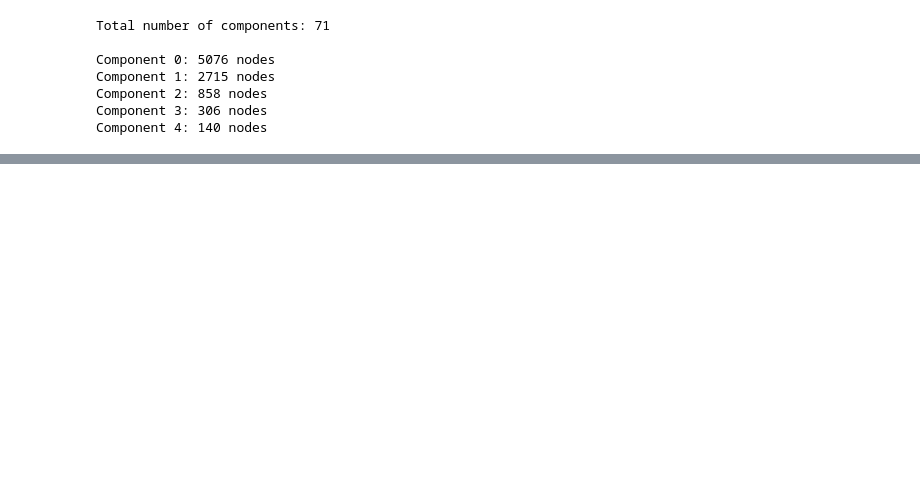
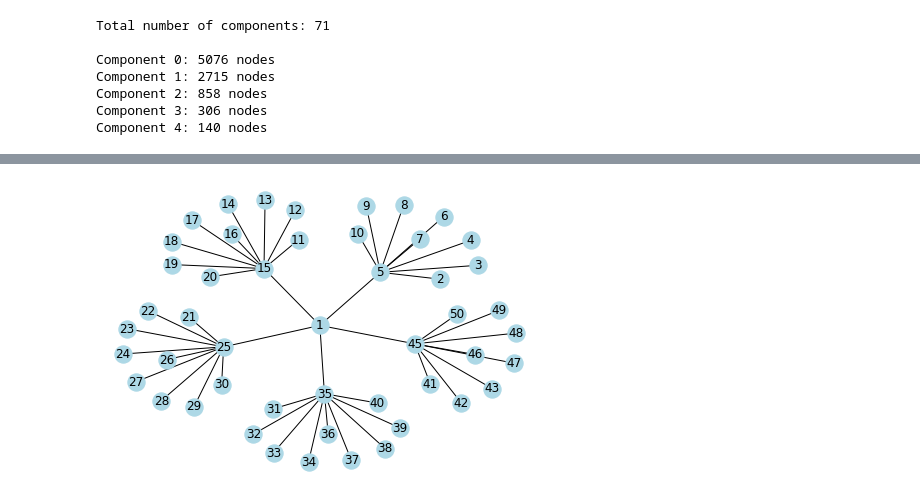
Before and after one commit to EricPostMaster/getting-started-with-network-analysis-in-python, a Jupyter notebook: lotr_network.ipynb, the cells around one changed output, grey strips where cells are left out. Cells and saved outputs as stored; diff of their text form; code cells hidden in the pictures; blank space fills up the shorter version.

```diff
--- a/lotr_network.ipynb
+++ b/lotr_network.ipynb
@@ -296,0 +457,8 @@ nx.draw(S[3], pos=nx.kamada_kawai_layout(S[3]), node_size=15, width=.5, edge_col
+# %%
+df_gossip_effective = pd.read_csv('.\data\gossip_effective.csv')
+
+G_gossip_effective = nx.from_pandas_edgelist(df_gossip_effective, source="Source", target="Target")
+
+nx.draw(G_gossip_effective, pos=nx.kamada_kawai_layout(G_gossip_effective), with_labels=True, node_color='lightblue', node_size=300)
+# %% [output]
+[figure, added]
```
Also changed, not shown: parts of 26 cells of this notebook.
